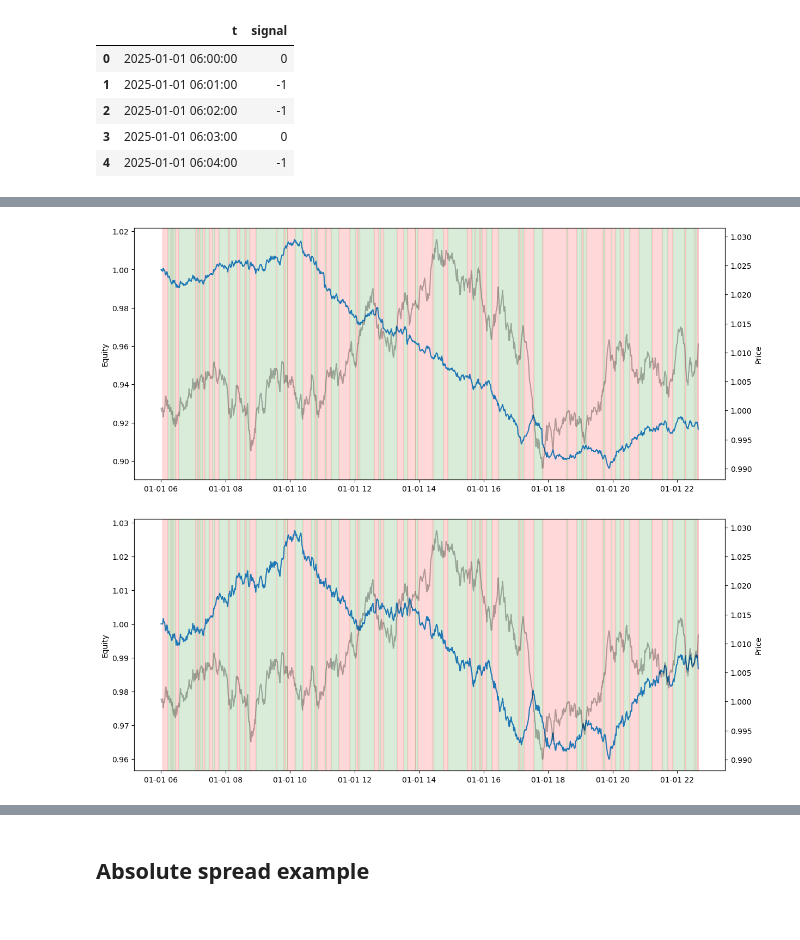
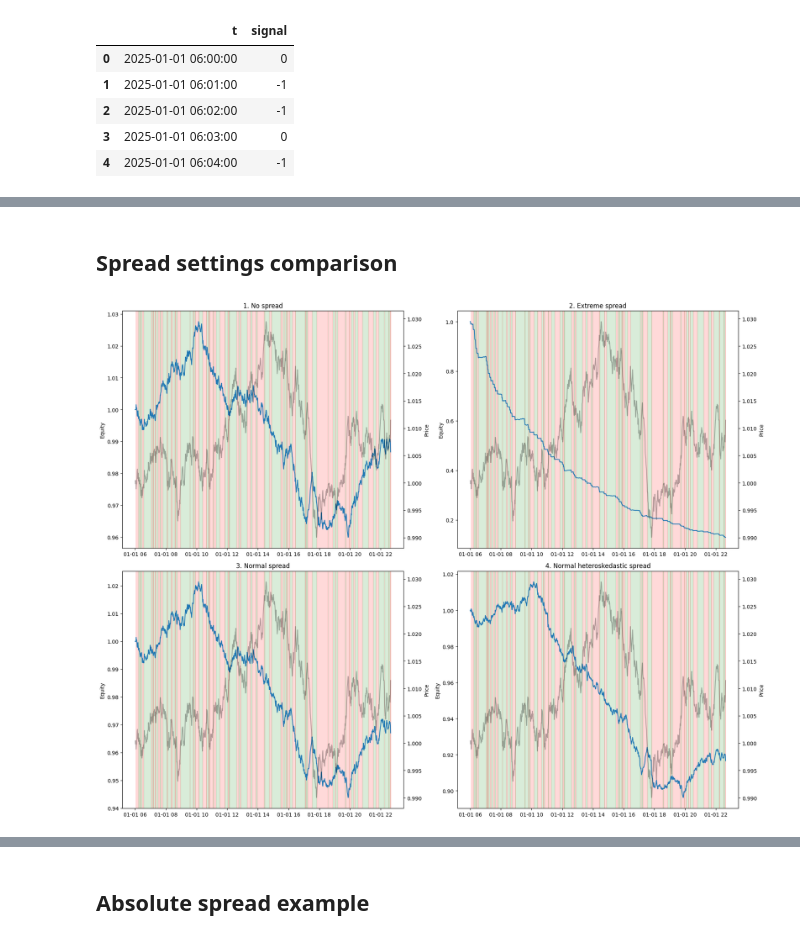
Before and after one commit to sysakm/backtester, a Jupyter notebook: backtester_demo.ipynb, the cells around one changed output, grey strips where cells are left out. Cells and saved outputs as stored; diff of their text form; code cells hidden in the pictures.

Commit message:
Refactor draw_results, update notebook result demonstrations

```diff
--- a/backtester_demo.ipynb
+++ b/backtester_demo.ipynb
@@ -30,4 +27,0 @@ signal_df.head()
-# %%
-return_df, trade_df = backtest.backtester(price_df, signal_df, spread=0.02)
-utils.draw_results(return_df, price_df)
-plt.show()
@@ -36,4 +27,0 @@ plt.show()
-# %%
-return_df, trade_df = backtest.backtester(price_df, signal_df, spread=0.0002)
-utils.draw_results(return_df, price_df)
-plt.show()
@@ -42,14 +28,21 @@ plt.show()
-# %%
-spread_df = utils.generate_random_spreads(rng, n)
-# spread_df = pd.DataFrame({'t': times, 'quoted_spread': 0.0002 * np.exp(norm_gen.normal(loc=0, scale=2, size=n))})
-return_df, trade_df = backtest.backtester(price_df, signal_df, spread=spread_df)
-utils.draw_results(return_df, price_df)
-plt.show()
-# %% [output]
-[figure, removed]
-# %%
-return_df, trade_df = backtest.backtester(price_df, signal_df, spread=0)
-utils.draw_results(return_df, price_df)
-plt.show()
-# %% [output]
-[figure, removed]
+# %% [markdown]
+## Spread settings comparison
+# %%
+spread_df = utils.generate_random_spreads(rng, n, base_spread=0.0002, scale=2)
+spread_settings = {
+    '1. No spread': 0.0,
+    '2. Extreme spread': 0.02,
+    '3. Normal spread': 0.0002,
+    '4. Normal heteroskedastic spread': spread_df
+}
+
+fig, axes = plt.subplots(2, 2, figsize=(18, 14))
+for setting, ax in zip(spread_settings, axes.flatten()):
+    ax2 = ax.twinx()
+    return_df, _ = backtest.backtester(price_df, signal_df, spread=spread_settings[setting])
+    utils.draw_results(ax, ax2, return_df, price_df, fig_title=setting)
+
+plt.tight_layout()
+plt.show()
+# %% [output]
+[figure, added]
```
Also changed, not shown: parts of 11 cells of this notebook, 2 other files.
